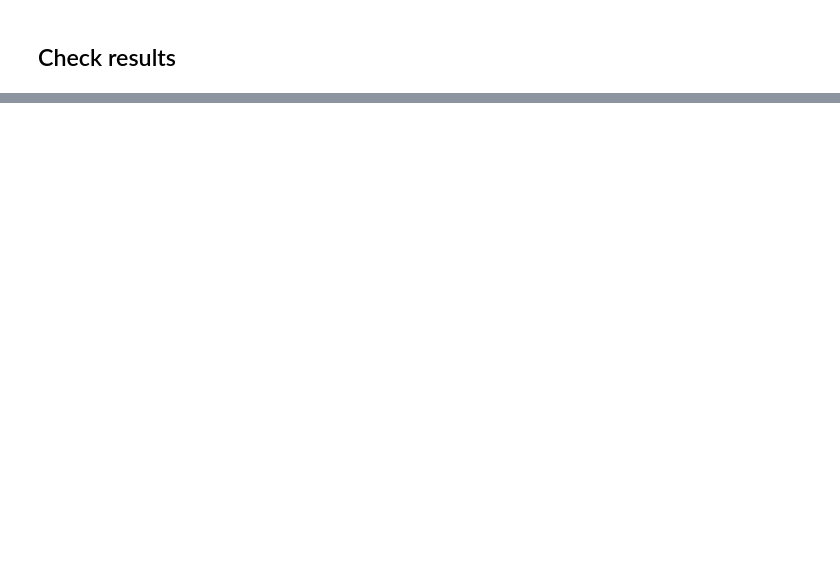
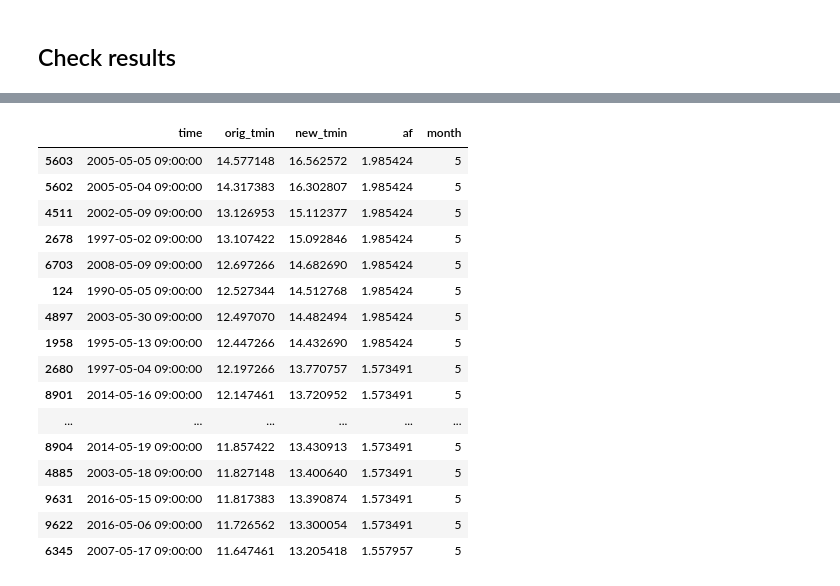
Before and after one commit to AusClimateService/qqscale, a Jupyter notebook: example_validation/tasmin-basic-check.ipynb, the cells around one changed output, grey strips where cells are left out. Cells and saved outputs as stored; diff of their text form; code cells hidden in the pictures; blank space fills up the shorter version.

```diff
--- a/example_validation/tasmin-basic-check.ipynb
+++ b/example_validation/tasmin-basic-check.ipynb
@@ -191,3 +203,6 @@ da_qq = QM.adjust(da_target, extrapolation="constant", interp="nearest")
+# %%
+da_qq_nearest = qm.adjust(da_target, extrapolation='constant', interp='nearest')
+da_qq_linear = qm.adjust(da_target, extrapolation='constant', interp='linear')
 # %% [markdown]
 ## Check results
 # %%
@@ -211,2 +227,11 @@ df_target
 # %%
-df_qq = da_qq.to_dataframe().reset_index()
+df_qq_nearest = da_qq_nearest.to_dataframe().reset_index()
+
+df_nearest = df_target.copy()
+df_nearest = df_nearest.rename(columns={target_var: f'orig_{target_var}'})
+df_nearest[f'new_{target_var}'] = df_qq_nearest['scen']
+df_nearest['af'] = df_nearest[f'new_{target_var}'] - df_nearest[f'orig_{target_var}']
+df_nearest['month'] = df_nearest['time'].dt.month.values
+
+month_df_nearest = df_nearest[df_nearest['month'] == example_month].sort_values(f'orig_{target_var}', ascending=False)
+month_df_nearest
@@ -287,0 +283,20 @@ The quantile binning performed by xclim gives a slightly different result than p
+# %%
+month_df_nearest[0:20]
+# %% [output]
+|  | time | orig_tmin | new_tmin | af | month |
+| 5603 | 2005-05-05 09:00:00 | 14.577148 | 16.562572 | 1.985424 | 5 |
+| 5602 | 2005-05-04 09:00:00 | 14.317383 | 16.302807 | 1.985424 | 5 |
+| 4511 | 2002-05-09 09:00:00 | 13.126953 | 15.112377 | 1.985424 | 5 |
+| 2678 | 1997-05-02 09:00:00 | 13.107422 | 15.092846 | 1.985424 | 5 |
+| 6703 | 2008-05-09 09:00:00 | 12.697266 | 14.682690 | 1.985424 | 5 |
+| 124 | 1990-05-05 09:00:00 | 12.527344 | 14.512768 | 1.985424 | 5 |
+| 4897 | 2003-05-30 09:00:00 | 12.497070 | 14.482494 | 1.985424 | 5 |
+| 1958 | 1995-05-13 09:00:00 | 12.447266 | 14.432690 | 1.985424 | 5 |
+| 2680 | 1997-05-04 09:00:00 | 12.197266 | 13.770757 | 1.573491 | 5 |
+| 8901 | 2014-05-16 09:00:00 | 12.147461 | 13.720952 | 1.573491 | 5 |
+| ... | ... | ... | ... | ... | ... |
+| 8904 | 2014-05-19 09:00:00 | 11.857422 | 13.430913 | 1.573491 | 5 |
+| 4885 | 2003-05-18 09:00:00 | 11.827148 | 13.400640 | 1.573491 | 5 |
+| 9631 | 2016-05-15 09:00:00 | 11.817383 | 13.390874 | 1.573491 | 5 |
+| 9622 | 2016-05-06 09:00:00 | 11.726562 | 13.300054 | 1.573491 | 5 |
+| 6345 | 2007-05-17 09:00:00 | 11.647461 | 13.205418 | 1.557957 | 5 |
```
Also changed, not shown: parts of 34 cells of this notebook.
